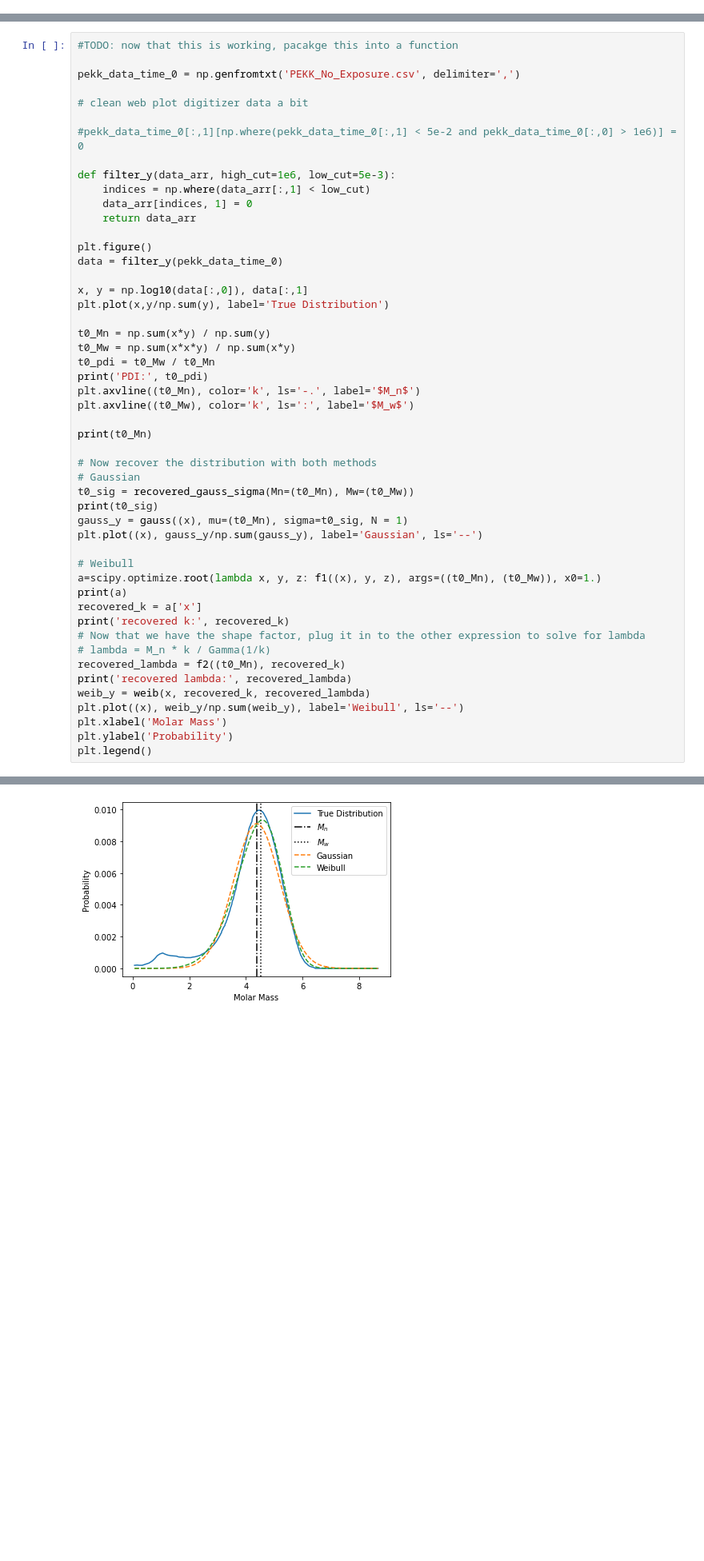
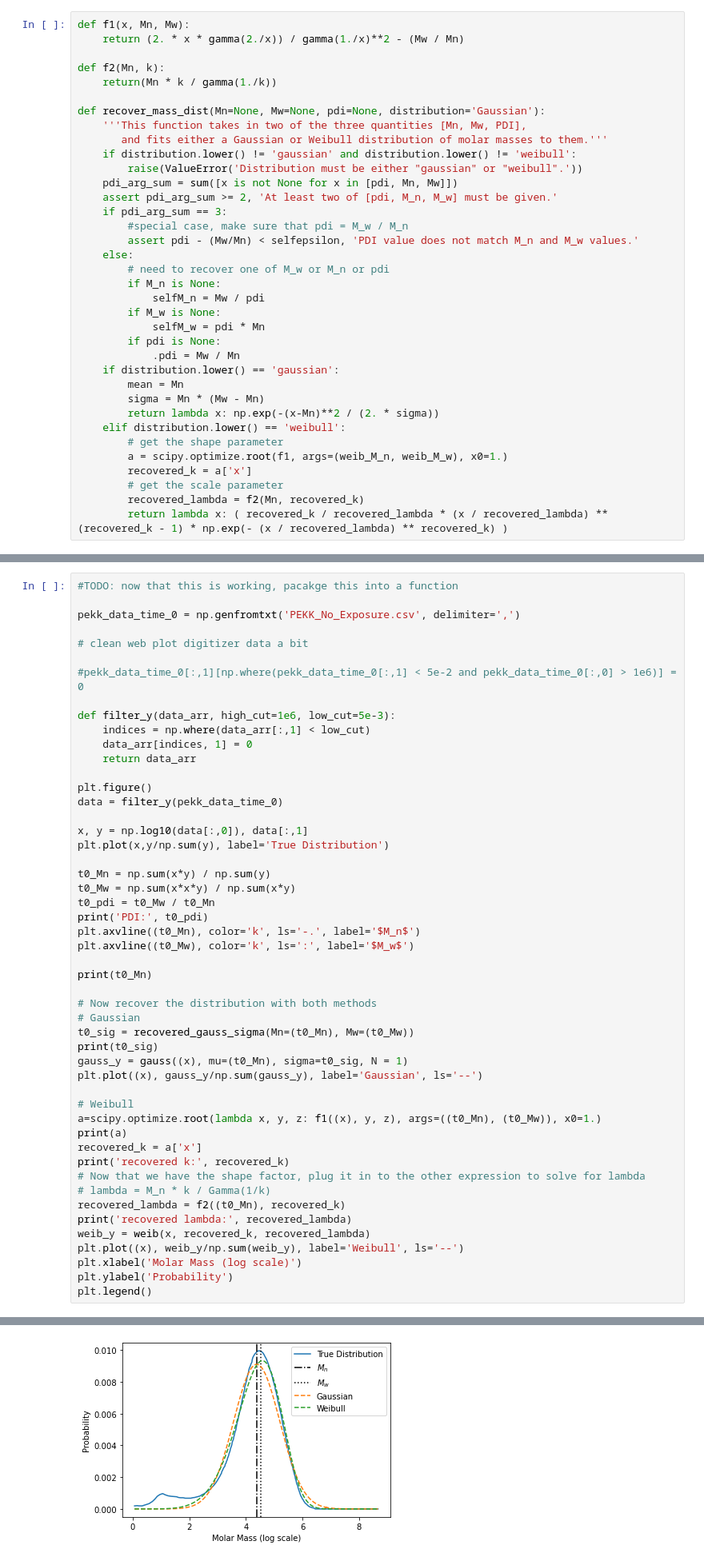
Before and after one commit to cmelab/polybinder, a Jupyter notebook: uli_init/system-init.ipynb, the cells around one changed output, grey strips where cells are left out. Shown at 80% size. Drawn from its saved outputs; the diff is of its cells as text; blank space fills up the shorter version.

Commit message:
Implement function recovering distributions

```diff
--- a/uli_init/system-init.ipynb
+++ b/uli_init/system-init.ipynb
@@ -66,6 +66,42 @@ Recovered sigma: 290.1564651496688
 Actual sigma: 301.0
 76.47301319723567
 [figure]
+# %%
+def f1(x, Mn, Mw):
+    return (2. * x * gamma(2./x)) / gamma(1./x)**2 - (Mw / Mn)
+
+def f2(Mn, k):
+    return(Mn * k / gamma(1./k))
+
+def recover_mass_dist(Mn=None, Mw=None, pdi=None, distribution='Gaussian'):
+    '''This function takes in two of the three quantities [Mn, Mw, PDI],
+       and fits either a Gaussian or Weibull distribution of molar masses to them.'''
+    if distribution.lower() != 'gaussian' and distribution.lower() != 'weibull':
+        raise(ValueError('Distribution must be either "gaussian" or "weibull".'))
+    pdi_arg_sum = sum([x is not None for x in [pdi, Mn, Mw]])
+    assert pdi_arg_sum >= 2, 'At least two of [pdi, M_n, M_w] must be given.'
+    if pdi_arg_sum == 3:
+        #special case, make sure that pdi = M_w / M_n
+        assert pdi - (Mw/Mn) < selfepsilon, 'PDI value does not match M_n and M_w values.'
+    else:
+        # need to recover one of M_w or M_n or pdi
+        if M_n is None:
+            selfM_n = Mw / pdi
+        if M_w is None:
+            selfM_w = pdi * Mn
+        if pdi is None:
+            .pdi = Mw / Mn
+    if distribution.lower() == 'gaussian':
+        mean = Mn
+        sigma = Mn * (Mw - Mn)
+        return lambda x: np.exp(-(x-Mn)**2 / (2. * sigma))
+    elif distribution.lower() == 'weibull':
+        # get the shape parameter
+        a = scipy.optimize.root(f1, args=(weib_M_n, weib_M_w), x0=1.)
+        recovered_k = a['x']
+        # get the scale parameter
+        recovered_lambda = f2(Mn, recovered_k)
+        return lambda x: ( recovered_k / recovered_lambda * (x / recovered_lambda) ** (recovered_k - 1) * np.exp(- (x / recovered_lambda) ** recovered_k) )
 # %% [markdown]
 Now let's examine how close we actually get, as a function of $N$
 # %%
@@ -212,35 +253,35 @@ plt.plot((x), gauss_y/np.sum(gauss_y), label='Gaussian', ls='--')
 
 # Weibull
 a=scipy.optimize.root(lambda x, y, z: f1((x), y, z), args=((t0_Mn), (t0_Mw)), x0=1.)
 print(a)
 recovered_k = a['x']
 print('recovered k:', recovered_k)
 # Now that we have the shape factor, plug it in to the other expression to solve for lambda
 # lambda = M_n * k / Gamma(1/k)
 recovered_lambda = f2((t0_Mn), recovered_k)
 print('recovered lambda:', recovered_lambda)
 weib_y = weib(x, recovered_k, recovered_lambda)
 plt.plot((x), weib_y/np.sum(weib_y), label='Weibull', ls='--')
-plt.xlabel('Molar Mass')
+plt.xlabel('Molar Mass (log scale)')
 plt.ylabel('Probability')
 plt.legend()
 # %% [output]
 PDI: 1.0346695161194526
 4.3825173904536125
 0.665878628721637
     fjac: array([[-1.]])
      fun: array([4.4408921e-16])
  message: 'The solution converged.'
     nfev: 15
      qtf: array([-2.60902411e-12])
        r: array([0.01022071])
   status: 1
  success: True
        x: array([6.26508615])
 recovered k: [6.26508615]
 recovered lambda: [4.7127628]
 <matplotlib.legend.Legend at 0x...>
-[figure, old version]
+[figure, new version]
 # %%
 # Same as above, but with data after 2 hours of heating
 pekk_data_time_240 = np.genfromtxt('240_Min.csv', delimiter=',')
```
Also changed, not shown: parts of 1 cell of this notebook.
